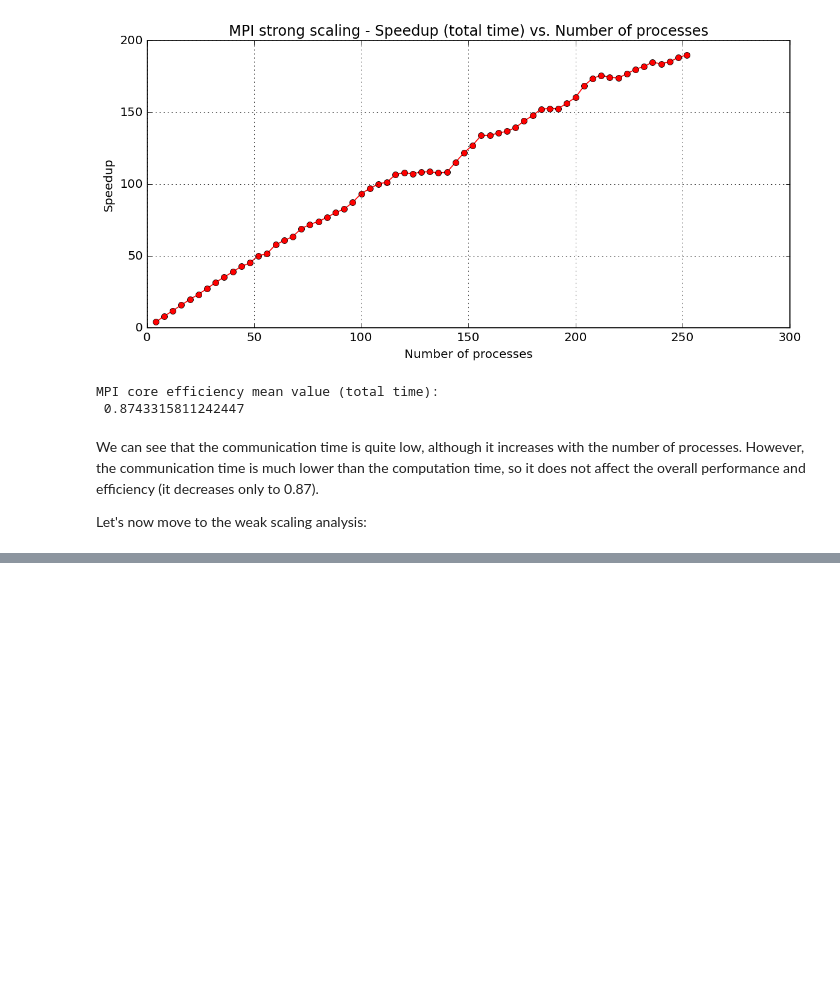
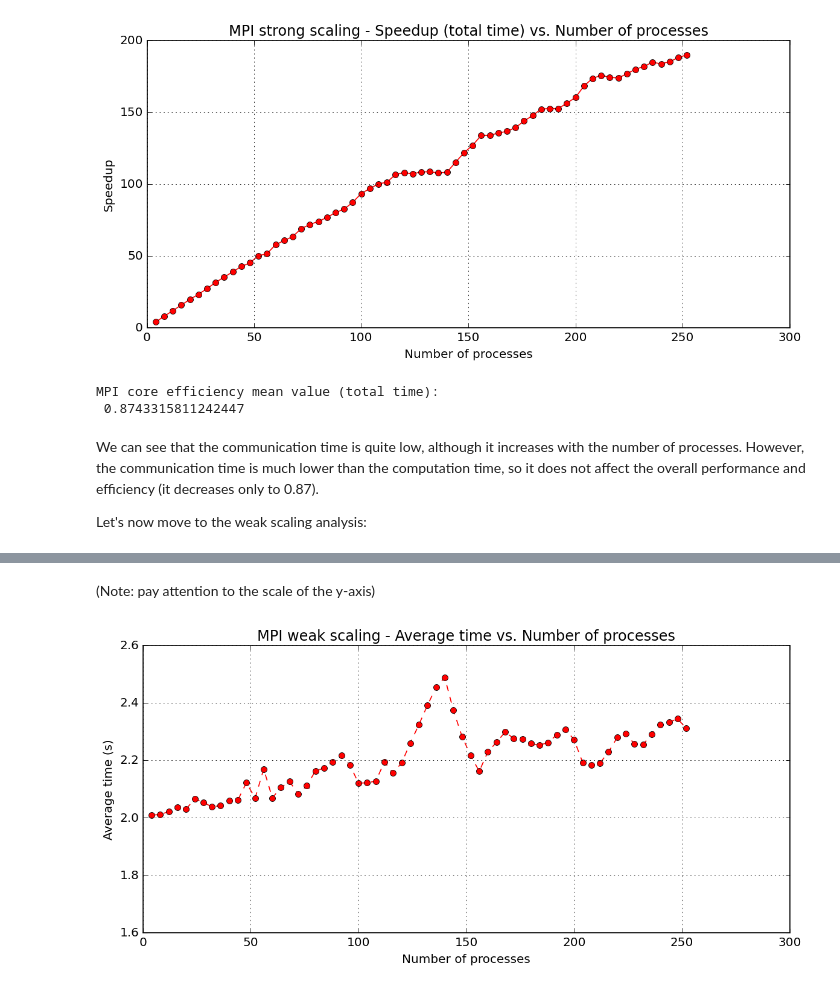
Before and after one commit to PieroZ01/High_Performance_Computing_Assignment, a Jupyter notebook: exercise2/Solution/ex2C_scaling_analysis.ipynb, the cells around one changed output, grey strips where cells are left out. Cells and saved outputs as stored; diff of their text form; code cells hidden in the pictures; blank space fills up the shorter version.

```diff
--- a/exercise2/Solution/ex2C_scaling_analysis.ipynb
+++ b/exercise2/Solution/ex2C_scaling_analysis.ipynb
@@ -286,0 +320,19 @@ Let's now move to the weak scaling analysis:
+# %% [markdown]
+(Note: pay attention to the scale of the y-axis)
+# %%
+# Plot the MPI weak scaling using the average time and plotting also the standard deviation (core binding)
+plt.style.use("classic")
+plot = plt.figure(figsize=(10, 5), dpi=120, facecolor='w', edgecolor='k')
+plt.errorbar(mpi_weak_scaling_core_data["n_processes"], mpi_weak_scaling_core_data["Average time"], yerr=mpi_weak_scaling_core_data["Standard deviation"], marker="o", linestyle="--", color="red") # label="Core"
+plt.ylim(1.6, 2.6)
+plt.xlabel("Number of processes")
+plt.ylabel("Average time (s)")
+plt.title("MPI weak scaling - Average time vs. Number of processes")
+#plt.legend()
+plt.grid(True)
+
+# Fix the layout and show the plot
+plt.tight_layout()
+plt.show()
+# %% [output]
+[figure, added]
```
Also changed, not shown: parts of 3 cells of this notebook, 40 other files.
